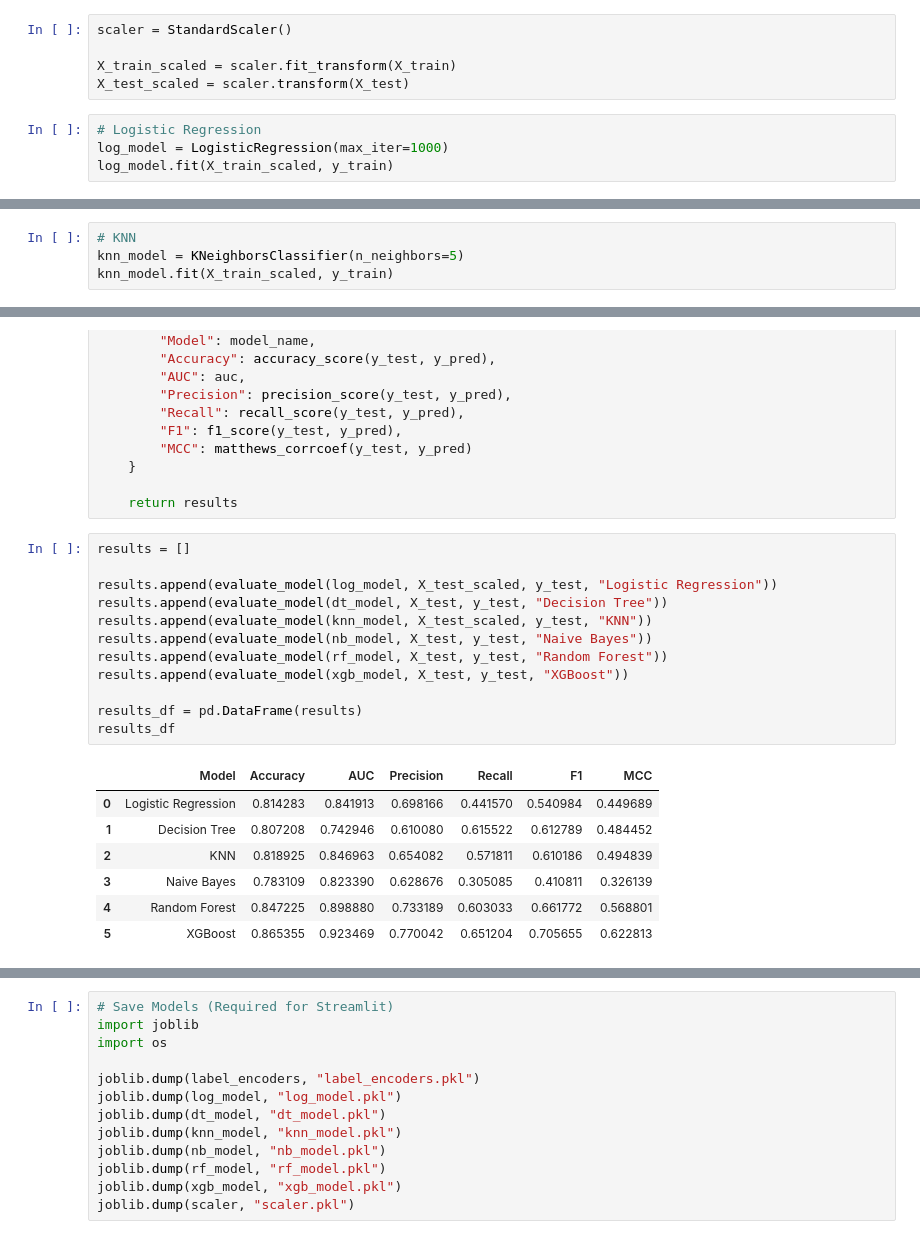
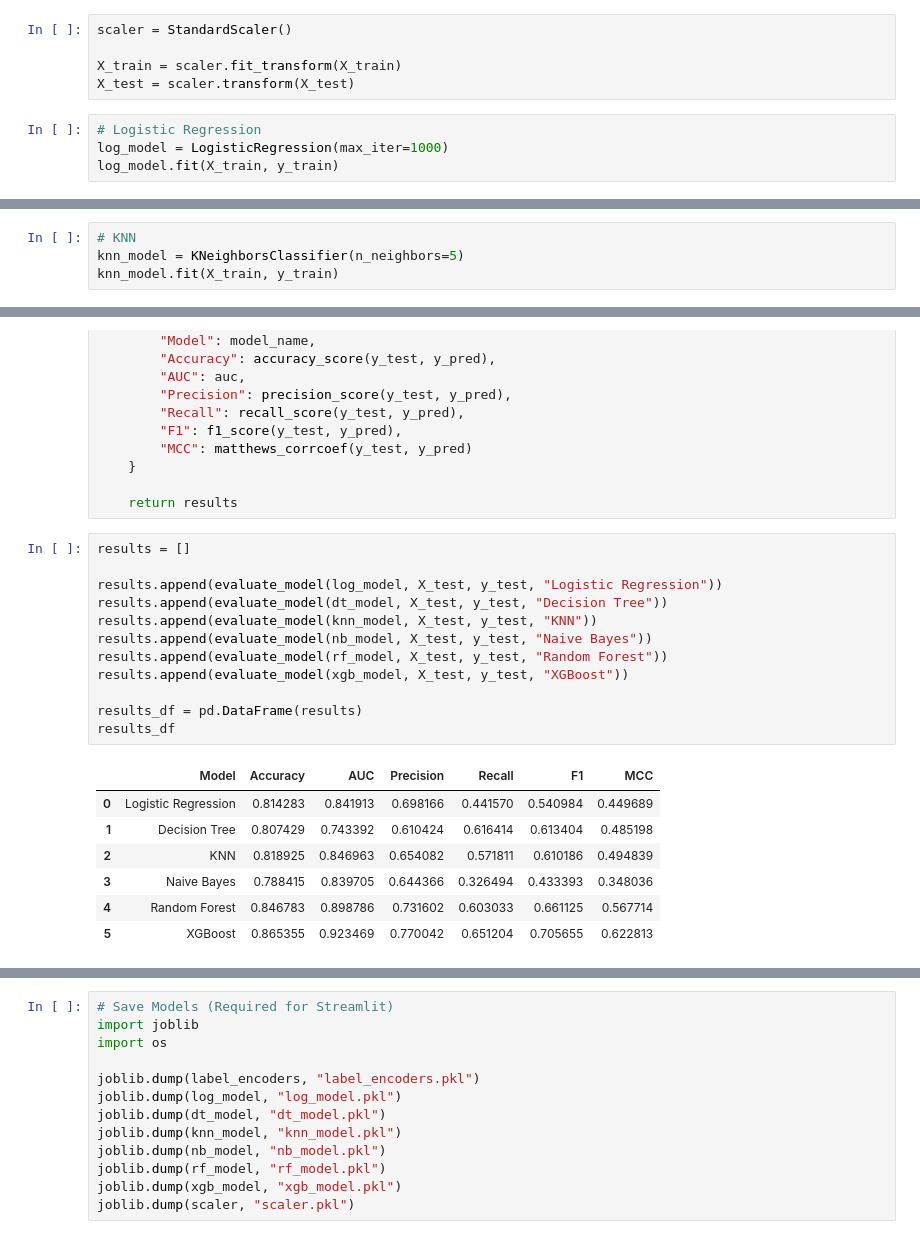
Before and after one commit to ritheshrithu/ml-assignment-2, a Jupyter notebook: model/ML Assignment.ipynb, the cells around one changed output, grey strips where cells are left out. Saved outputs shown, nothing was run; the diff lists cells and outputs as text.

Commit message:
Retrained models and updated README

```diff
--- a/model/ML Assignment.ipynb
+++ b/model/ML Assignment.ipynb
@@ -96,12 +96,12 @@ test.csv created successfully!
 # %%
 scaler = StandardScaler()
 
-X_train_scaled = scaler.fit_transform(X_train)
-X_test_scaled = scaler.transform(X_test)
+X_train = scaler.fit_transform(X_train)
+X_test = scaler.transform(X_test)
 # %%
 # Logistic Regression
 log_model = LogisticRegression(max_iter=1000)
-log_model.fit(X_train_scaled, y_train)
+log_model.fit(X_train, y_train)
 # %% [output]
 LogisticRegression(max_iter=1000)
 # %%
@@ -113,7 +113,7 @@ DecisionTreeClassifier(random_state=42)
 # %%
 # KNN
 knn_model = KNeighborsClassifier(n_neighbors=5)
-knn_model.fit(X_train_scaled, y_train)
+knn_model.fit(X_train, y_train)
 # %% [output]
 KNeighborsClassifier()
 # %%
@@ -173,22 +173,22 @@ def evaluate_model(model, X_test_data, y_test, model_name):
 # %%
 results = []
 
-results.append(evaluate_model(log_model, X_test_scaled, y_test, "Logistic Regression"))
+results.append(evaluate_model(log_model, X_test, y_test, "Logistic Regression"))
 results.append(evaluate_model(dt_model, X_test, y_test, "Decision Tree"))
-results.append(evaluate_model(knn_model, X_test_scaled, y_test, "KNN"))
+results.append(evaluate_model(knn_model, X_test, y_test, "KNN"))
 results.append(evaluate_model(nb_model, X_test, y_test, "Naive Bayes"))
 results.append(evaluate_model(rf_model, X_test, y_test, "Random Forest"))
 results.append(evaluate_model(xgb_model, X_test, y_test, "XGBoost"))
 
 results_df = pd.DataFrame(results)
 results_df
 # %% [output]
 |  | Model | Accuracy | AUC | Precision | Recall | F1 | MCC |
 | 0 | Logistic Regression | 0.814283 | 0.841913 | 0.698166 | 0.441570 | 0.540984 | 0.449689 |
-| 1 | Decision Tree | 0.807208 | 0.742946 | 0.610080 | 0.615522 | 0.612789 | 0.484452 |
+| 1 | Decision Tree | 0.807429 | 0.743392 | 0.610424 | 0.616414 | 0.613404 | 0.485198 |
 | 2 | KNN | 0.818925 | 0.846963 | 0.654082 | 0.571811 | 0.610186 | 0.494839 |
-| 3 | Naive Bayes | 0.783109 | 0.823390 | 0.628676 | 0.305085 | 0.410811 | 0.326139 |
-| 4 | Random Forest | 0.847225 | 0.898880 | 0.733189 | 0.603033 | 0.661772 | 0.568801 |
+| 3 | Naive Bayes | 0.788415 | 0.839705 | 0.644366 | 0.326494 | 0.433393 | 0.348036 |
+| 4 | Random Forest | 0.846783 | 0.898786 | 0.731602 | 0.603033 | 0.661125 | 0.567714 |
 | 5 | XGBoost | 0.865355 | 0.923469 | 0.770042 | 0.651204 | 0.705655 | 0.622813 |
 # %%
 # Confusion Matrix
```
Also changed, not shown: parts of 1 cell of this notebook, 6 other files.
